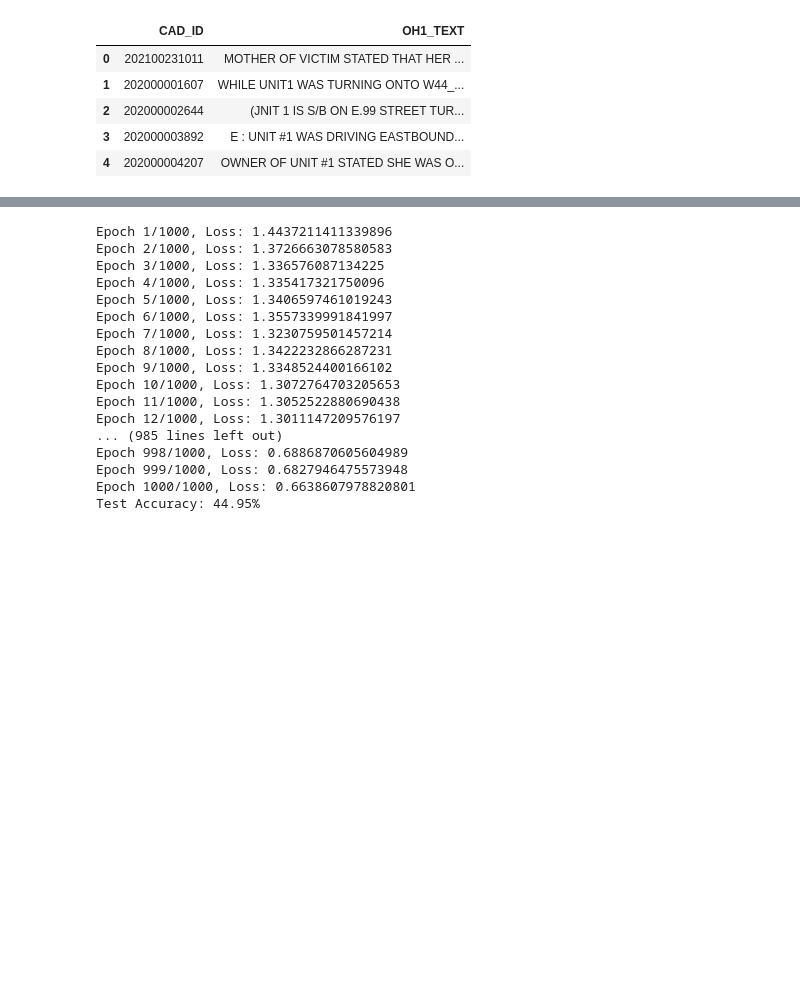
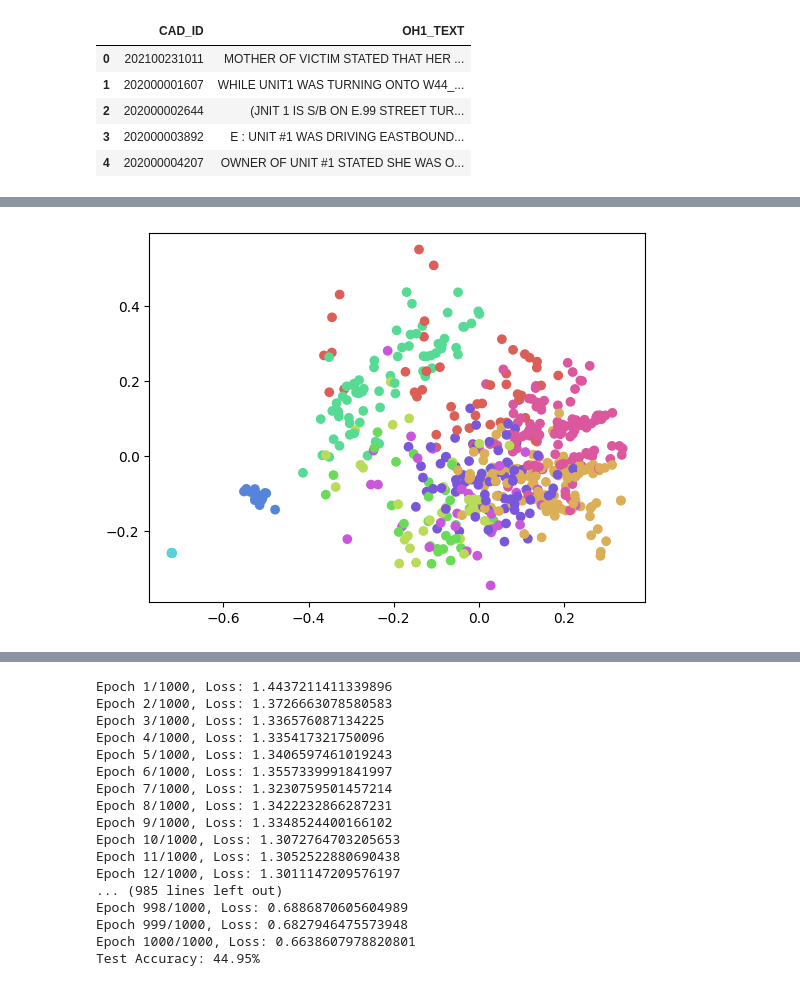
Before and after one commit to beardedDan/complete_collision_recorder, a Jupyter notebook: notebooks/preprocessing.ipynb, the cells around one changed output, grey strips where cells are left out. Saved outputs shown, nothing was run; the diff lists cells and outputs as text; code cells hidden in the pictures; blank space fills up the shorter version.

```diff
--- a/notebooks/preprocessing.ipynb
+++ b/notebooks/preprocessing.ipynb
@@ -151,0 +350,13 @@ final_merged_data['concatenated_text'] = final_merged_data.apply(concatenate_tex
+# %%
+from sklearn.cluster import KMeans
+palette = np.array(sns.color_palette("hls", 10))
+
+model = KMeans(n_clusters=10,max_iter=1000)
+clustered = model.fit(pca_dtm)
+centroids = model.cluster_centers_
+y = model.predict(pca_dtm)
+
+ax = plt.subplot()
+sc = ax.scatter(pca_dtm[:,0],pca_dtm[:,1],c=palette[y])
+# %% [output]
+[figure, added]
```
Also changed, not shown: parts of 33 cells of this notebook, 4 other files.
